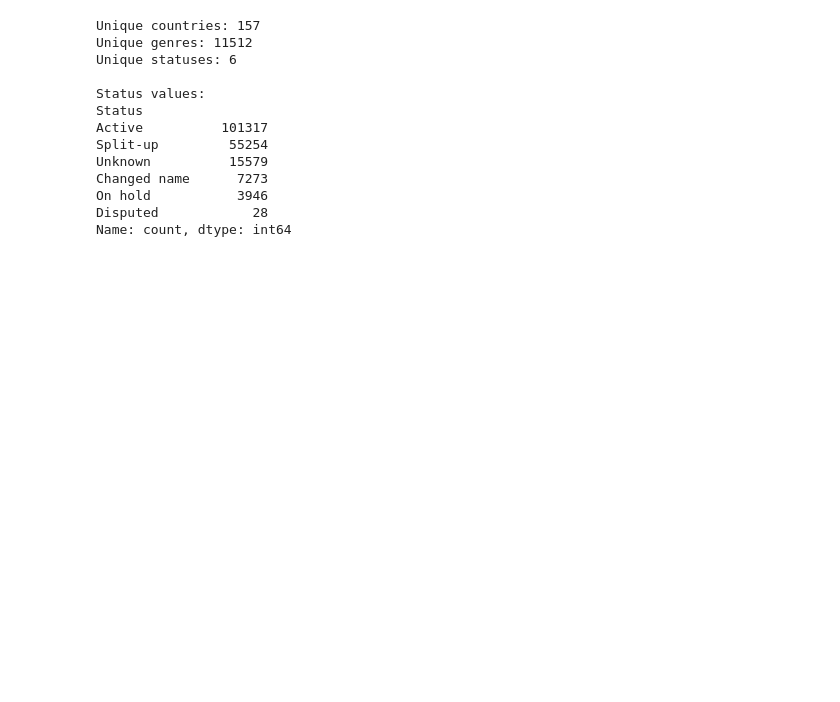
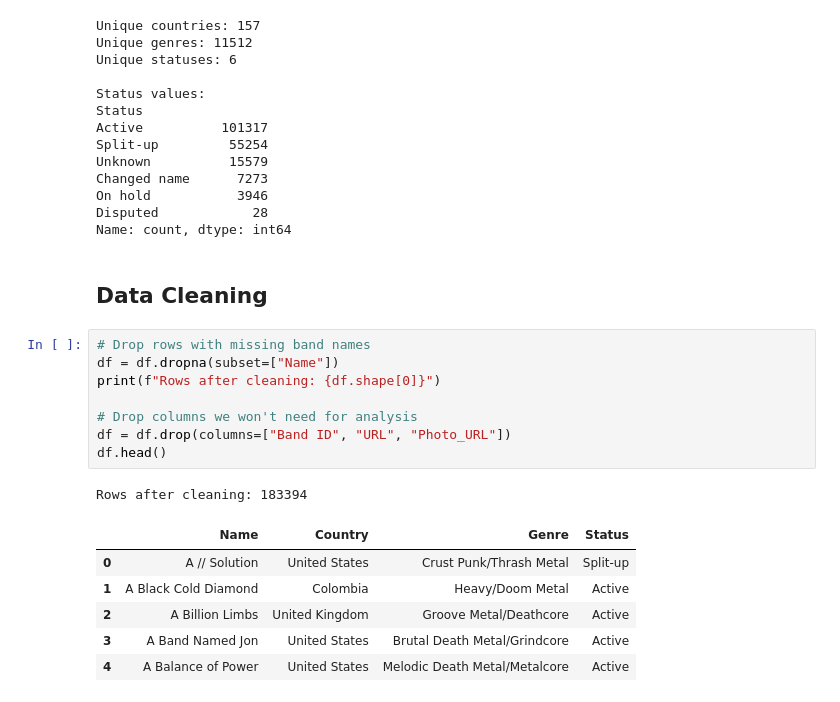
Before and after one commit to mharis8598/metal-eda, a Jupyter notebook: notebooks/01_eda.ipynb, the cells around one changed output. Drawn from its saved outputs; the diff is of its cells as text; blank space fills up the shorter version.

```diff
--- a/notebooks/01_eda.ipynb
+++ b/notebooks/01_eda.ipynb
@@ -77,3 +77,21 @@ Changed name      7273
 On hold           3946
 Disputed            28
 Name: count, dtype: int64
+# %% [markdown]
+## Data Cleaning
+# %%
+# Drop rows with missing band names
+df = df.dropna(subset=["Name"])
+print(f"Rows after cleaning: {df.shape[0]}")
+
+# Drop columns we won't need for analysis
+df = df.drop(columns=["Band ID", "URL", "Photo_URL"])
+df.head()
+# %% [output]
+Rows after cleaning: 183394
+|  | Name | Country | Genre | Status |
+| 0 | A // Solution | United States | Crust Punk/Thrash Metal | Split-up |
+| 1 | A Black Cold Diamond | Colombia | Heavy/Doom Metal | Active |
+| 2 | A Billion Limbs | United Kingdom | Groove Metal/Deathcore | Active |
+| 3 | A Band Named Jon | United States | Brutal Death Metal/Grindcore | Active |
+| 4 | A Balance of Power | United States | Melodic Death Metal/Metalcore | Active |
```
Also changed, not shown: parts of 4 cells of this notebook, 2 other files.
